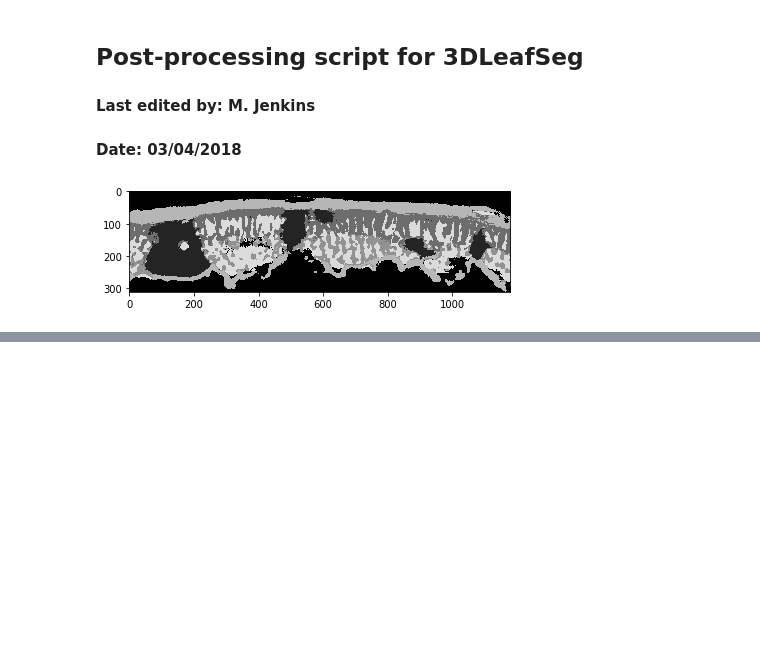
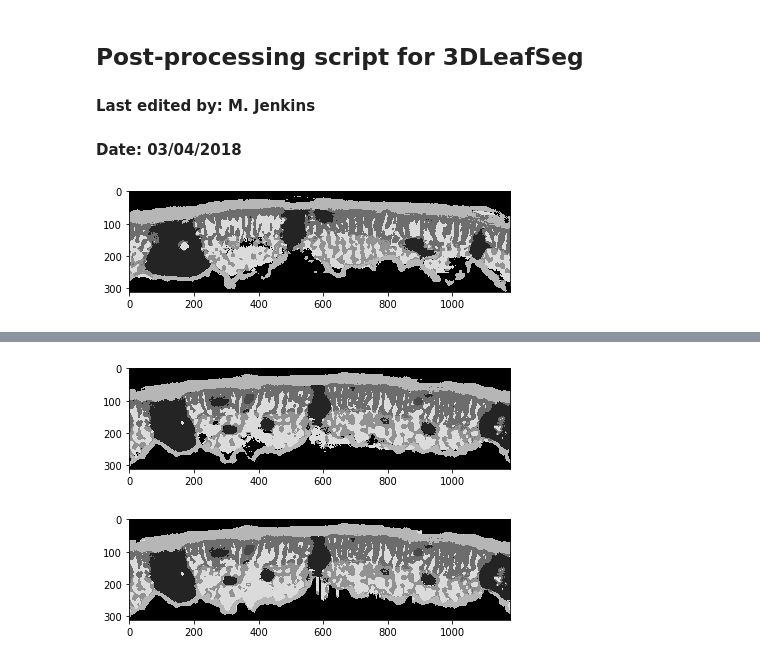
Before and after one commit to masonearles/3DLeafCT, a Jupyter notebook: ML_microCT/jupyter/3DLeafSeg_Postprocess.ipynb, the cells around one changed output, grey strips where cells are left out. Cells and saved outputs as stored; diff of their text form; code cells hidden in the pictures; blank space fills up the shorter version.

```diff
--- a/ML_microCT/jupyter/3DLeafSeg_Postprocess.ipynb
+++ b/ML_microCT/jupyter/3DLeafSeg_Postprocess.ipynb
@@ -87,6 +116,14 @@ for y in range(0,epi_in.shape[2]):
 
 # Generate a binary stack with the pixels outside the epidermis set equal to 1
 epi_out = (epi_in==0)*1
+# %%
+io.imshow(img[100,:,:])
+io.show()
+io.imshow(img2[100,:,:])
+io.show()
+# %% [output]
+[figure, added]
+[figure, added]
 # %%
 # Set all background identified as BG that lies within epidermal boundaries as IAS
 # Set all background identified as IAS that lies outside epidermal boundaries as BG
```
Also changed, not shown: parts of 9 cells of this notebook.
